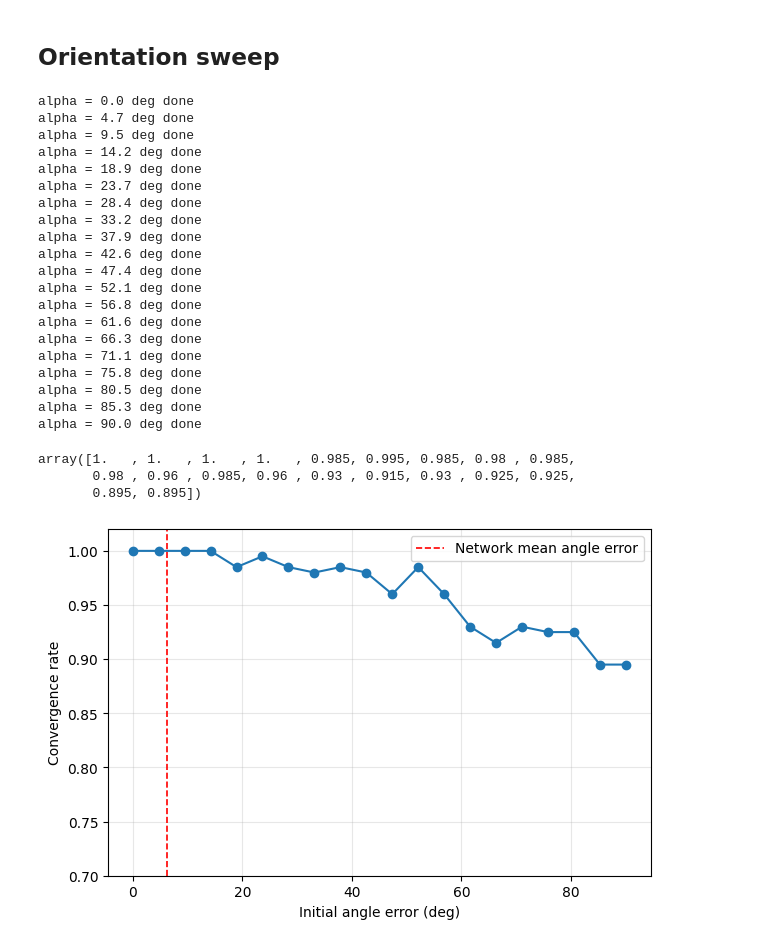
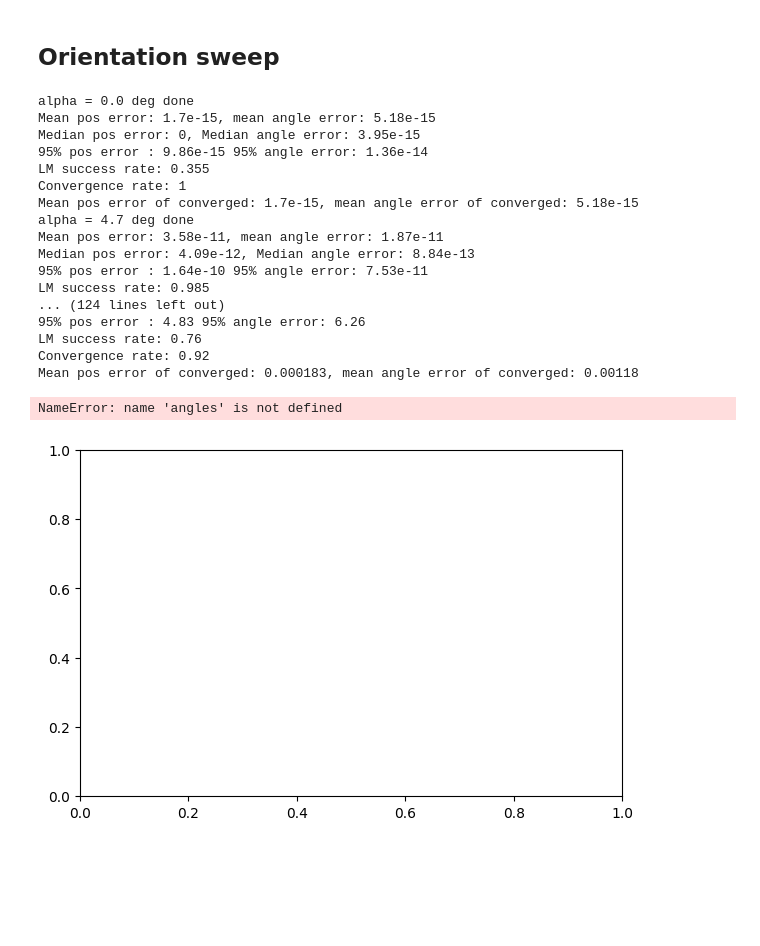
Before and after one commit to pmccarthy3901/ansermodelling, a Jupyter notebook: demos/lm_basins.ipynb, the cells around one changed output. Saved outputs shown, nothing was run; the diff lists cells and outputs as text; code cells hidden in the pictures; blank space fills up the shorter version.

Commit message:
updated results report

```diff
--- a/demos/lm_basins.ipynb
+++ b/demos/lm_basins.ipynb
@@ -149,27 +143,25 @@ for i, a in enumerate(alphas):
         pose_pred, xs, _ = lm_solve(f, measurements[j], x0)
         poses_pred[i, j] = angles_to_normal(pose_pred)
     print(f"alpha = {np.degrees(a):.1f} deg done")
+    report_error_stats(poses_pred[i,:],poses,success[i,:])
 # %% [output]
 alpha = 0.0 deg done
+Mean pos error: 1.7e-15, mean angle error: 5.18e-15
+Median pos error: 0, Median angle error: 3.95e-15
+95% pos error : 9.86e-15 95% angle error: 1.36e-14
+LM success rate: 0.355
+Convergence rate: 1
+Mean pos error of converged: 1.7e-15, mean angle error of converged: 5.18e-15
 alpha = 4.7 deg done
-alpha = 9.5 deg done
-alpha = 14.2 deg done
-alpha = 18.9 deg done
-alpha = 23.7 deg done
-alpha = 28.4 deg done
-alpha = 33.2 deg done
-alpha = 37.9 deg done
-alpha = 42.6 deg done
-alpha = 47.4 deg done
-alpha = 52.1 deg done
-alpha = 56.8 deg done
-alpha = 61.6 deg done
-alpha = 66.3 deg done
-alpha = 71.1 deg done
-alpha = 75.8 deg done
-alpha = 80.5 deg done
-alpha = 85.3 deg done
-alpha = 90.0 deg done
+Mean pos error: 3.58e-11, mean angle error: 1.87e-11
+Median pos error: 4.09e-12, Median angle error: 8.84e-13
+95% pos error : 1.64e-10 95% angle error: 7.53e-11
+LM success rate: 0.985
+... (124 lines left out)
+95% pos error : 4.83 95% angle error: 6.26
+LM success rate: 0.76
+Convergence rate: 0.92
+Mean pos error of converged: 0.000183, mean angle error of converged: 0.00118
 # %%
 exs = np.empty((len(ds), len(poses)))
 ens = np.empty((len(ds), len(poses)))
@@ -182,23 +174,18 @@ for i in range(len(ds)):
     exs[i], ens[i] = ex.numpy(), en.numpy()
 
 converged = (exs < 1.0) & (ens < 1.0)
-rate = converged.mean(axis=-1)
+angles_rate = converged.mean(axis=-1)
-# %%
-rate
-# %% [output]
-array([1.   , 1.   , 1.   , 1.   , 0.985, 0.995, 0.985, 0.98 , 0.985,
-       0.98 , 0.96 , 0.985, 0.96 , 0.93 , 0.915, 0.93 , 0.925, 0.925,
-       0.895, 0.895])
 # %%
 
 fig, ax = plt.subplots(figsize=(7, 4.5))
-ax.errorbar(angles * 180/np.pi, rate, marker="o", lw=1.5)
+ax.errorbar(angles * 180/np.pi, angles_rate, marker="o", lw=1.5)
 ax.axvline(6.2, color="r", ls="--", lw=1.2,
            label="Network mean angle error")
 ax.set_xlabel("Initial angle error (deg)")
 ax.set_ylabel("Convergence rate")
 ax.set_ylim(0.7, 1.02)
 ax.legend()
 ax.grid(alpha=0.3)
 # %% [output]
+NameError: name 'angles' is not defined
-[figure, old version]
+[figure, new version]
```
Also changed, not shown: parts of 7 cells of this notebook, 29 other files.
